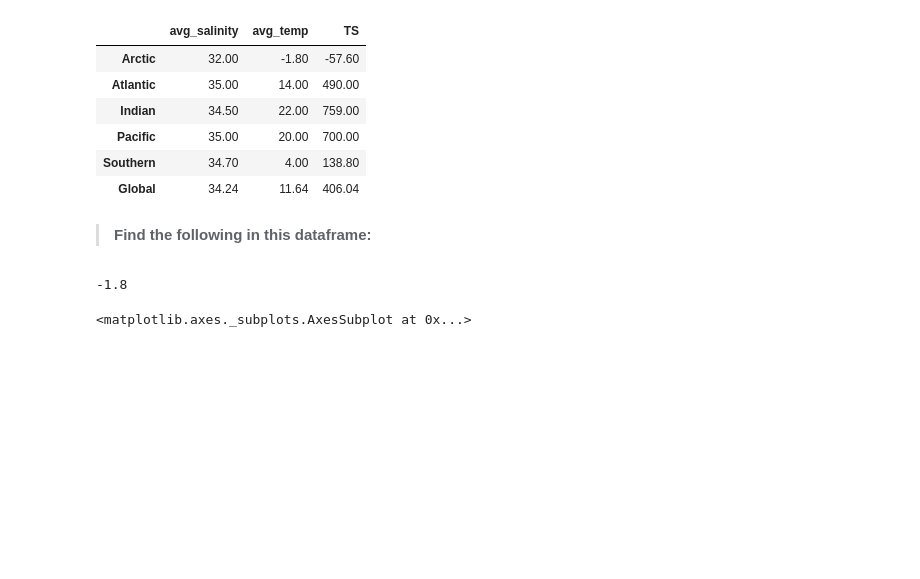
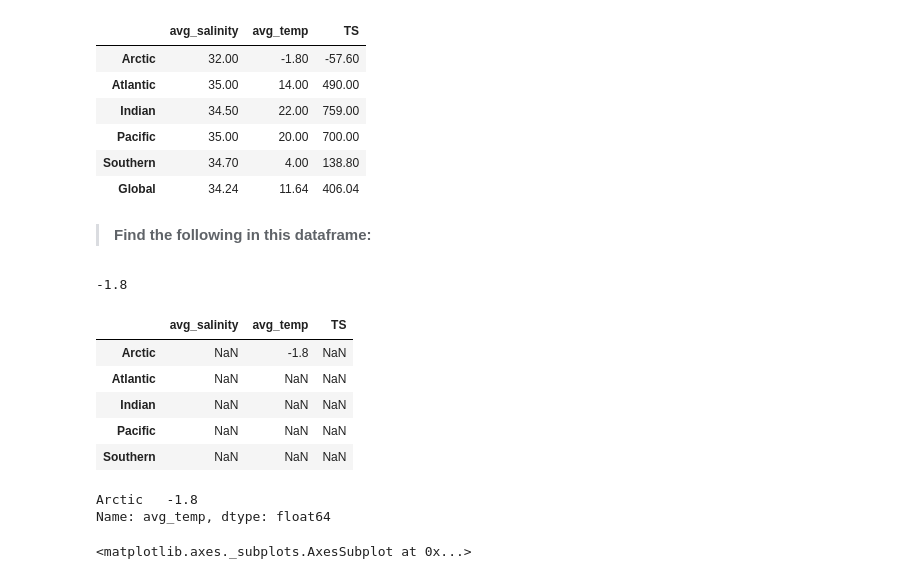
Before and after one commit to shanicetbailey/cig, a Jupyter notebook: Week_2_Pandas_NumPy_SciPy.ipynb, the cells around one changed output. Saved outputs shown, nothing was run; the diff lists cells and outputs as text; code cells hidden in the pictures; blank space fills up the shorter version.

```diff
--- a/Week_2_Pandas_NumPy_SciPy.ipynb
+++ b/Week_2_Pandas_NumPy_SciPy.ipynb
@@ -501,11 +501,27 @@ df_new
 | Global | 34.24 | 11.64 | 406.04 |
 # %% [markdown]
 > **Find the following in this dataframe:**
+# %%
+# What is the coldest temperature?
+df.avg_temp.min()
+# %% [output]
+-1.8
 # %%
-#What ocean basin has the coldest average temperature? What is that temperature?
-df.avg_temp.min()
+# What ocean basin has the coldest average temperature?
+df[df == df.avg_temp.min()]
 # %% [output]
--1.8
+|  | avg_salinity | avg_temp | TS |
+| Arctic | NaN | -1.8 | NaN |
+| Atlantic | NaN | NaN | NaN |
+| Indian | NaN | NaN | NaN |
+| Pacific | NaN | NaN | NaN |
+| Southern | NaN | NaN | NaN |
+# %%
+# Another way to find index associated with coldest temperature:
+df.avg_temp[df.avg_temp == df.avg_temp.min()]
+# %% [output]
+Arctic   -1.8
+Name: avg_temp, dtype: float64
 # %%
 df.avg_salinity.plot(kind='bar')
 # %% [output]
```
